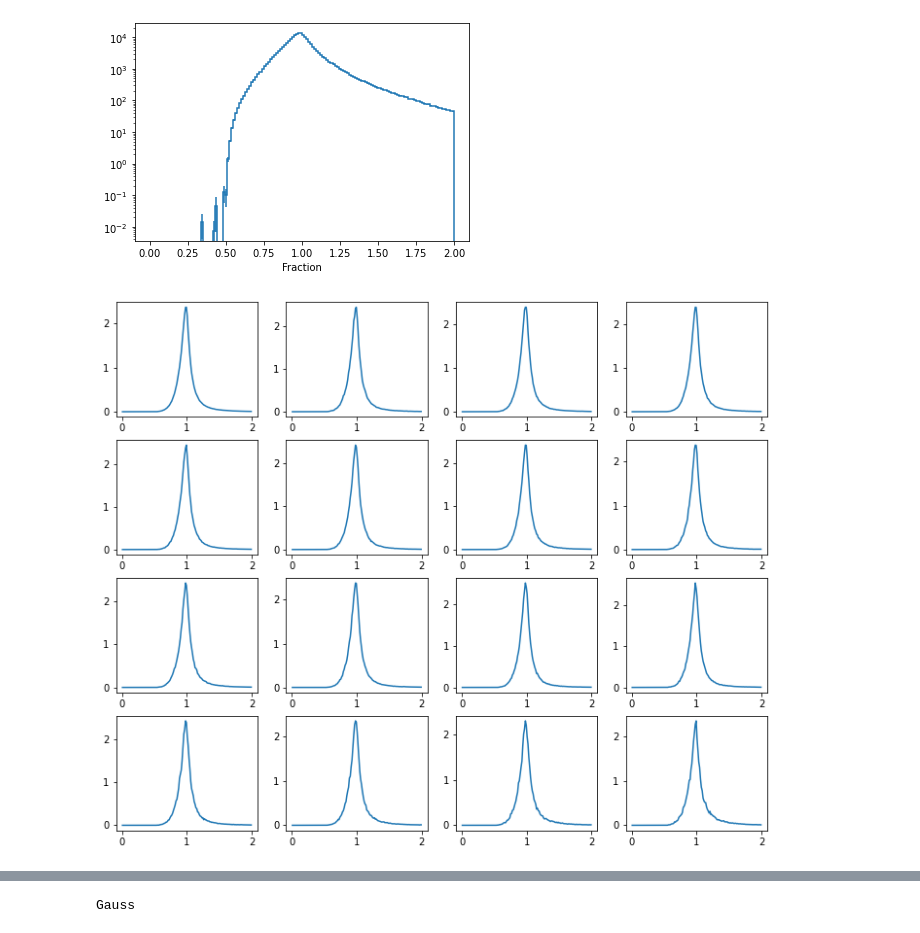
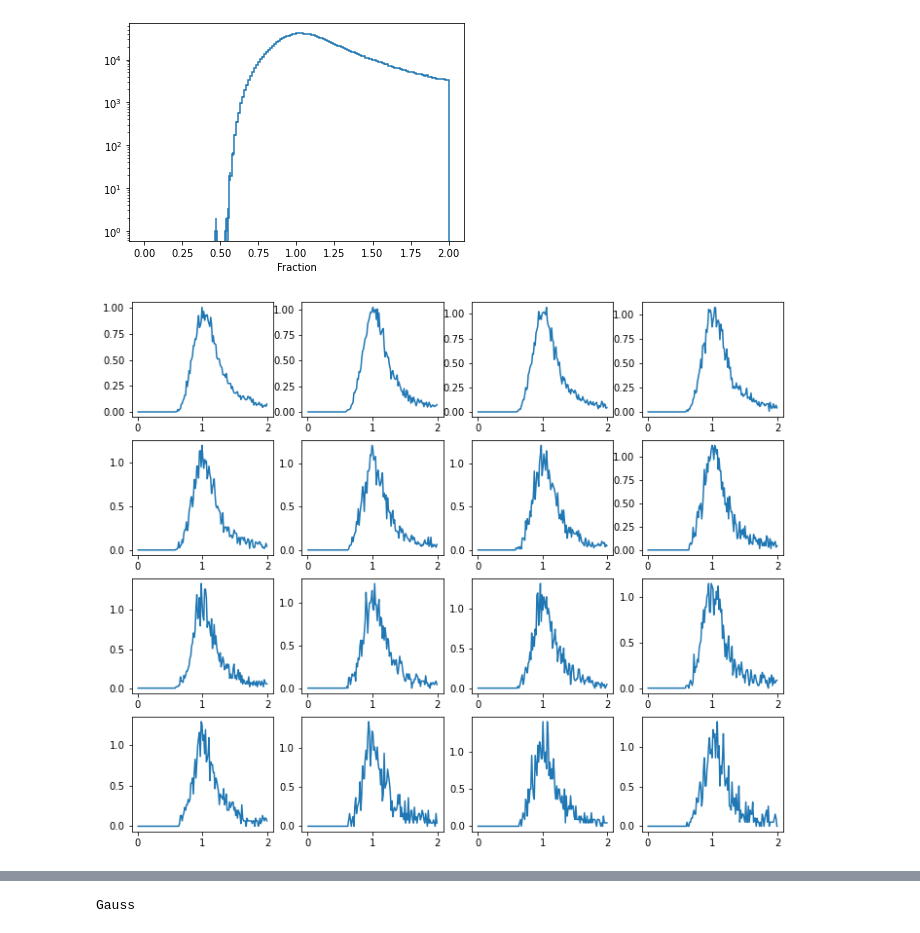
Before and after one commit to mandalaritra1/QJetMassUproot, a Jupyter notebook: Gaussian fit for different pt ranges.ipynb, the cells around one changed output, grey strips where cells are left out. Cells and saved outputs as stored; diff of their text form; code cells hidden in the pictures.

```diff
--- a/Gaussian fit for different pt ranges.ipynb
+++ b/Gaussian fit for different pt ranges.ipynb
@@ -4,10 +4,10 @@ import numpy as np
 import matplotlib.pyplot as plt
 import hist
 # %%
-with open("qjetmass_zjets_gen.pkl", "rb") as f:
+with open("qjetmass_zjets_reco.pkl", "rb") as f:
     output = pickle.load( f )
 # %%
-h = output['ptfrac_z_jet_gen']
+h = output['ptfrac_z_jet_reco']
 hlist = []
 for i in range(h.axes[1].size-1):
     hlist.append(h[sum,i:i+1,:].values())
@@ -15,22 +15,22 @@ for i in range(h.axes[1].size-1):
 h.project('frac').plot()
 plt.yscale('log')
 # %% [output]
-[figure, old version]
+[figure, new version]
 # %%
 frac_values = h.axes[2].centers
 binlength = frac_values[2] - frac_values[0]
 # %%
 fig, ax = plt.subplots(nrows=4, ncols=4,figsize = (12,10))
-hlist_plot = hlist[:16]
+hlist_plot = hlist[10:26]
 for i,h in enumerate(hlist_plot):
         row = (i )//4
         col = (i ) % 4
 
         h[0] = h[0]/(np.sum(h[0])*binlength)
 
         ax[row][col].plot(frac_values,h[0])
 # %% [output]
-[figure, old version]
+[figure, new version]
 # %%
 from scipy.optimize import curve_fit
 
```
Also changed, not shown: parts of 3 cells of this notebook, 11 other files.
